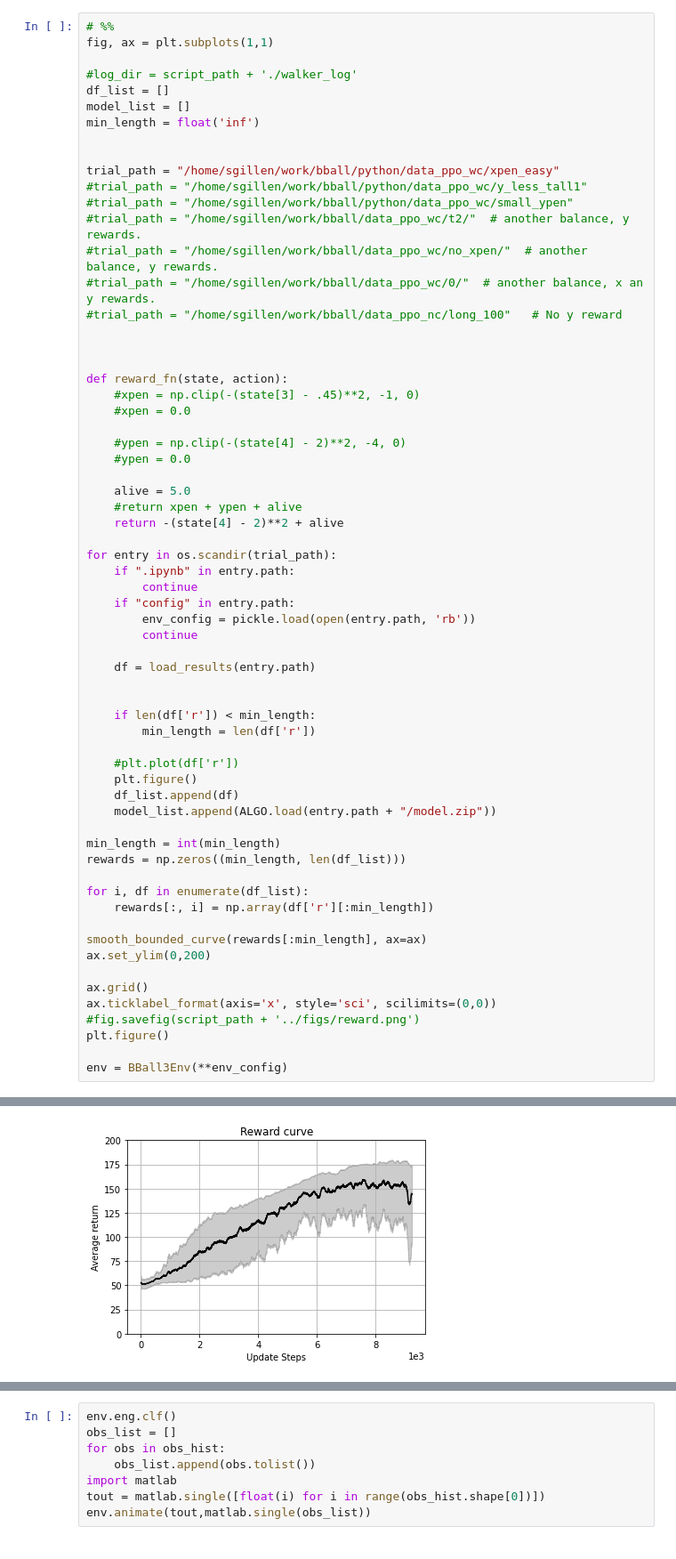
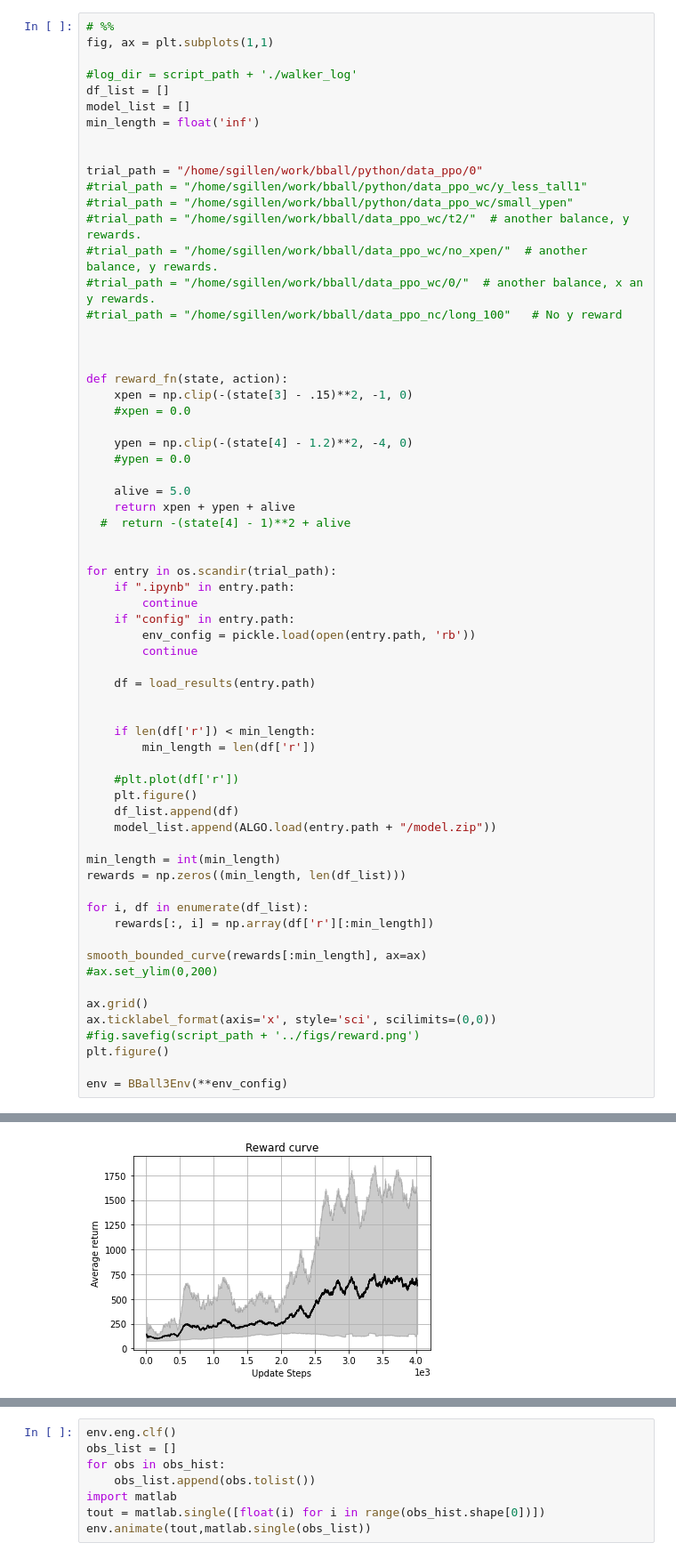
Before and after one commit to sgillen/bball, a Jupyter notebook: python/analysis.ipynb, the cells around one changed output, grey strips where cells are left out. Shown: that part at 89% size. Cells and saved outputs as stored; diff of their text form.

```diff
--- a/python/analysis.ipynb
+++ b/python/analysis.ipynb
@@ -65,7 +73,7 @@ model_list = []
 min_length = float('inf')
 
 
-trial_path = "/home/sgillen/work/bball/python/data_ppo_wc/xpen_easy"
+trial_path = "/home/sgillen/work/bball/python/data_ppo/0"
 #trial_path = "/home/sgillen/work/bball/python/data_ppo_wc/y_less_tall1"
 #trial_path = "/home/sgillen/work/bball/python/data_ppo_wc/small_ypen"
 #trial_path = "/home/sgillen/work/bball/data_ppo_wc/t2/"  # another balance, y rewards.
@@ -76,15 +84,16 @@ trial_path = "/home/sgillen/work/bball/python/data_ppo_wc/xpen_easy"
 
 
 def reward_fn(state, action):
-    #xpen = np.clip(-(state[3] - .45)**2, -1, 0)
+    xpen = np.clip(-(state[3] - .15)**2, -1, 0)
     #xpen = 0.0
 
-    #ypen = np.clip(-(state[4] - 2)**2, -4, 0)
+    ypen = np.clip(-(state[4] - 1.2)**2, -4, 0)
     #ypen = 0.0
 
     alive = 5.0
-    #return xpen + ypen + alive
-    return -(state[4] - 2)**2 + alive
+    return xpen + ypen + alive
+  #  return -(state[4] - 1)**2 + alive
+
 
 for entry in os.scandir(trial_path):
     if ".ipynb" in entry.path:
@@ -109,35 +118,35 @@ rewards = np.zeros((min_length, len(df_list)))
 
 for i, df in enumerate(df_list):
     rewards[:, i] = np.array(df['r'][:min_length])
 
 smooth_bounded_curve(rewards[:min_length], ax=ax)
-ax.set_ylim(0,200)
+#ax.set_ylim(0,200)
 
 ax.grid()
 ax.ticklabel_format(axis='x', style='sci', scilimits=(0,0))
 #fig.savefig(script_path + '../figs/reward.png')
 plt.figure()
 
 env = BBall3Env(**env_config)
 # %% [output]
 Loading a model without an environment, this model cannot be trained until it has a valid environment.
 WARNING:tensorflow:From /home/sgillen/miniconda3/envs/matlab/lib/python3.6/site-packages/stable_baselines/common/misc_util.py:26: The name tf.set_random_seed is deprecated. Please use tf.compat.v1.set ...
 
 WARNING:tensorflow:From /home/sgillen/miniconda3/envs/matlab/lib/python3.6/site-packages/stable_baselines/common/tf_util.py:191: The name tf.ConfigProto is deprecated. Please use tf.compat.v1.ConfigPr ...
 
 WARNING:tensorflow:From /home/sgillen/miniconda3/envs/matlab/lib/python3.6/site-packages/stable_baselines/common/tf_util.py:200: The name tf.Session is deprecated. Please use tf.compat.v1.Session inst ...
 
 WARNING:tensorflow:From /home/sgillen/miniconda3/envs/matlab/lib/python3.6/site-packages/stable_baselines/common/policies.py:116: The name tf.variable_scope is deprecated. Please use tf.compat.v1.vari ...
 
 WARNING:tensorflow:From /home/sgillen/miniconda3/envs/matlab/lib/python3.6/site-packages/stable_baselines/common/input.py:25: The name tf.placeholder is deprecated. Please use tf.compat.v1.placeholder ...
 
 WARNING:tensorflow:From /home/sgillen/miniconda3/envs/matlab/lib/python3.6/site-packages/stable_baselines/common/policies.py:561: flatten (from tensorflow.python.layers.core) is deprecated and will be ...
 ... (21 lines left out)
 
 Loading a model without an environment, this model cannot be trained until it has a valid environment.
 Loading a model without an environment, this model cannot be trained until it has a valid environment.
 Loading a model without an environment, this model cannot be trained until it has a valid environment.
-[figure, old version]
+[figure, new version]
 <Figure size 432x288 with 0 Axes>
 <Figure size 432x288 with 0 Axes>
 <Figure size 432x288 with 0 Axes>
```
Also changed, not shown: parts of 2 cells of this notebook, 4 other files.
